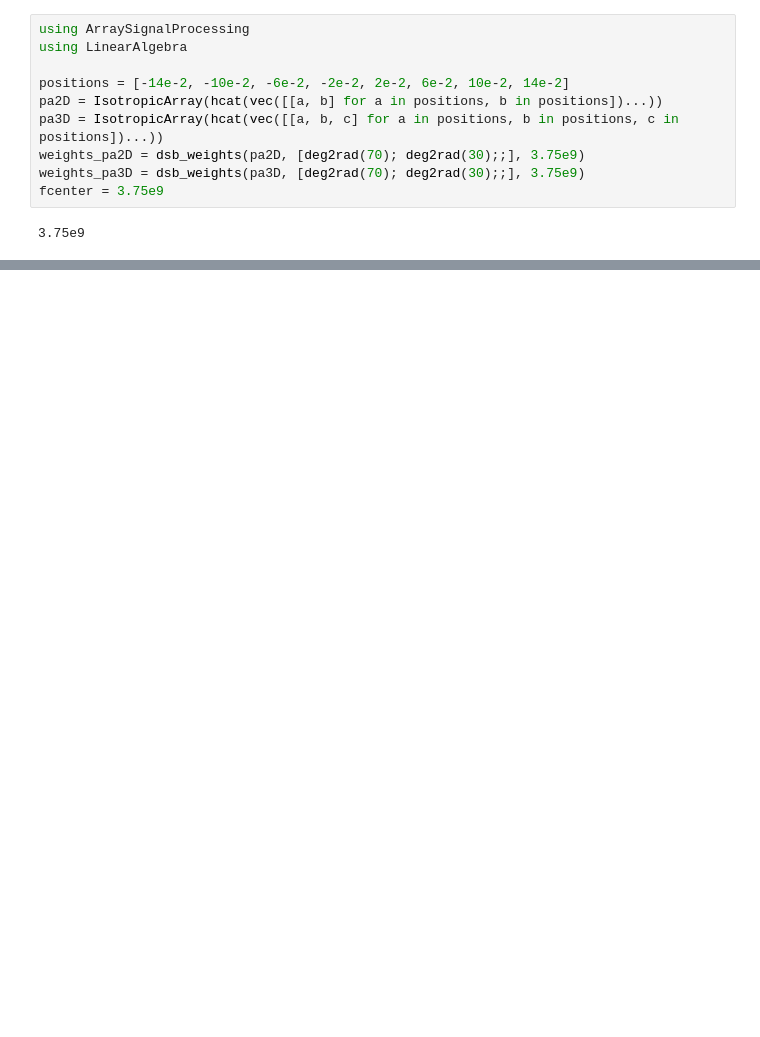
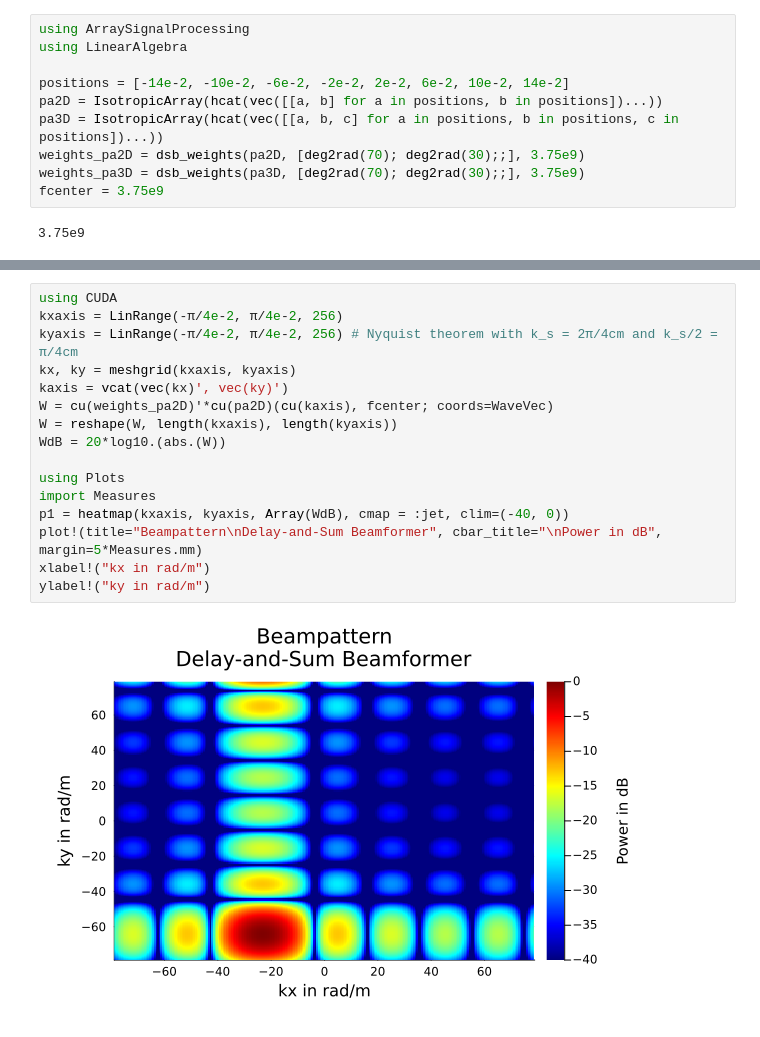
Before and after one commit to Matt266/ArraySignalProcessing.jl, a Jupyter notebook: examples/DelayAndSum_2D_3D.ipynb, the cells around one changed output, grey strips where cells are left out. Saved outputs shown, nothing was run; the diff lists cells and outputs as text; blank space fills up the shorter version.

```diff
--- a/examples/DelayAndSum_2D_3D.ipynb
+++ b/examples/DelayAndSum_2D_3D.ipynb
@@ -80,3 +80,21 @@ xlabel!("ϕ in degree")
 ylabel!("θ in degree")
 # %% [output]
 [figure]
+# %%
+using CUDA
+kxaxis = LinRange(-π/4e-2, π/4e-2, 256)
+kyaxis = LinRange(-π/4e-2, π/4e-2, 256) # Nyquist theorem with k_s = 2π/4cm and k_s/2 = π/4cm
+kx, ky = meshgrid(kxaxis, kyaxis)
+kaxis = vcat(vec(kx)', vec(ky)')
+W = cu(weights_pa2D)'*cu(pa2D)(cu(kaxis), fcenter; coords=WaveVec)
+W = reshape(W, length(kxaxis), length(kyaxis))
+WdB = 20*log10.(abs.(W))
+
+using Plots
+import Measures
+p1 = heatmap(kxaxis, kyaxis, Array(WdB), cmap = :jet, clim=(-40, 0))
+plot!(title="Beampattern\nDelay-and-Sum Beamformer", cbar_title="\nPower in dB", margin=5*Measures.mm)
+xlabel!("kx in rad/m")
+ylabel!("ky in rad/m")
+# %% [output]
+[figure, added]
```
Also changed, not shown: parts of 4 cells of this notebook, 5 other files.
